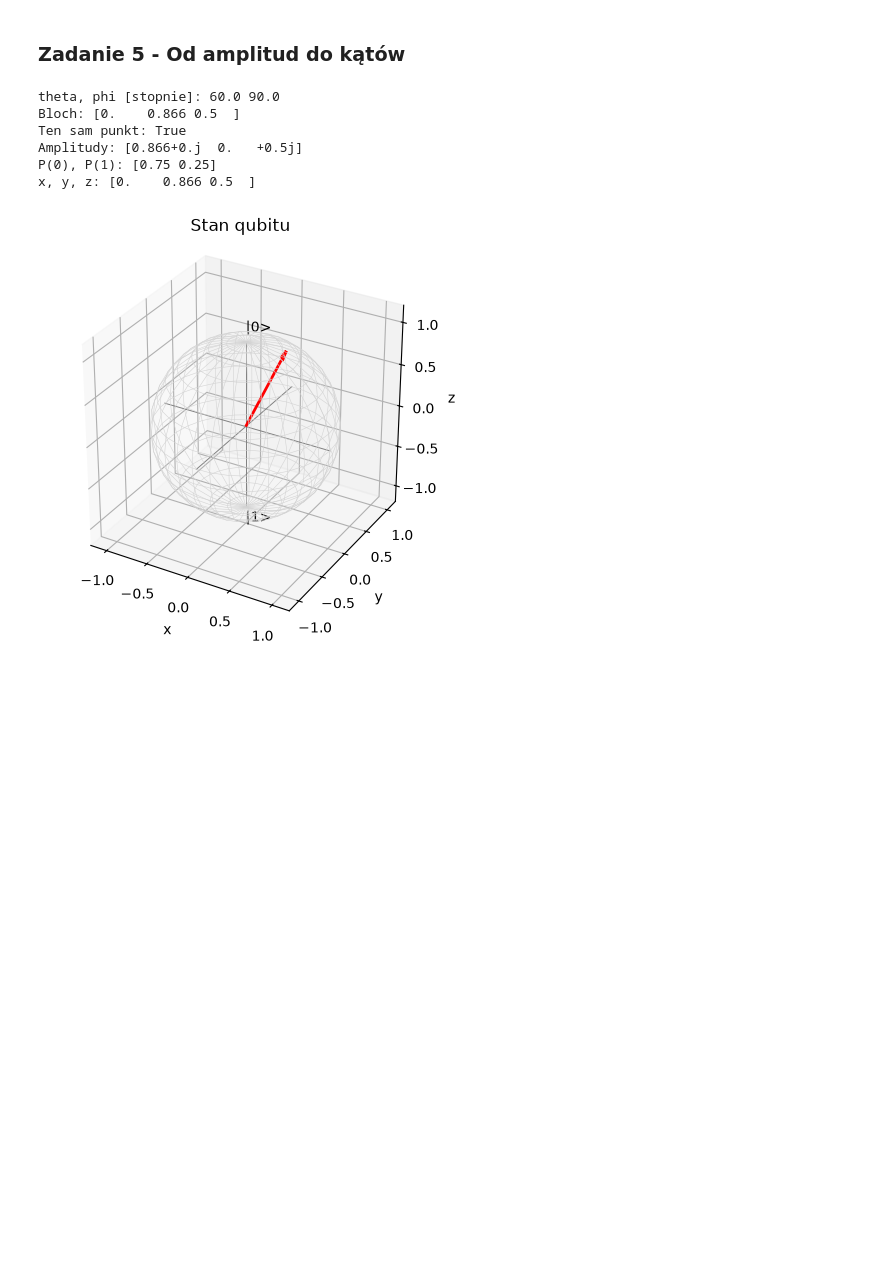
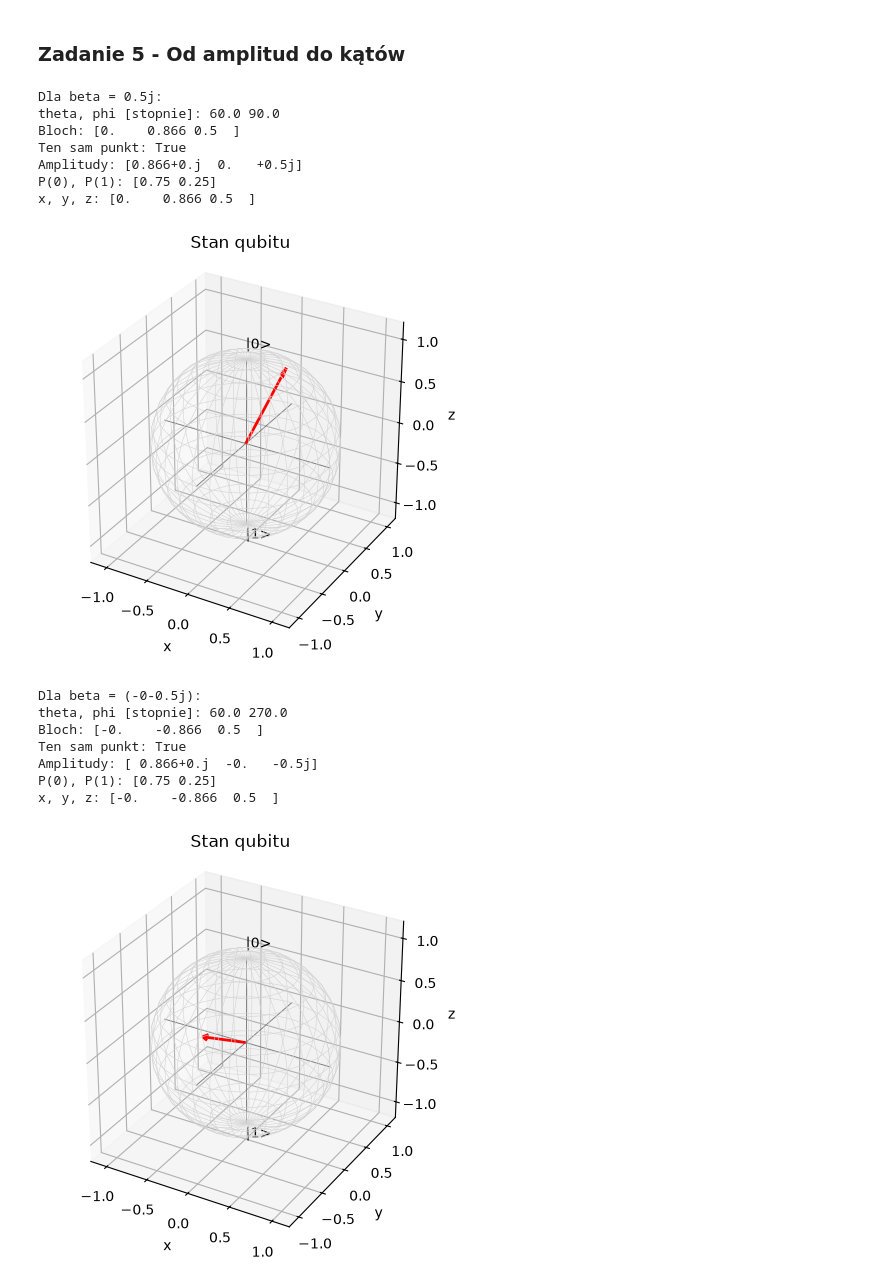
Before and after one commit to xaca20/quantum, a Jupyter notebook: lab3_JacekPyszka.ipynb, the cells around one changed output. Cells and saved outputs as stored; diff of their text form; code cells hidden in the pictures; blank space fills up the shorter version.

```diff
--- a/lab3_JacekPyszka.ipynb
+++ b/lab3_JacekPyszka.ipynb
@@ -194,22 +238,38 @@ P(+): 0.0 4
 # %% [markdown]
 ### Zadanie 5 - Od amplitud do kątów
 # %%
-psi = np.array([np.sqrt(3)/2, 1j/2])
-a, b = psi
-theta = 2*np.arccos(np.clip(abs(a), 0, 1))
-phi = (np.angle(b)-np.angle(a)) % (2*np.pi)
-theta_deg = np.degrees(theta)
-phi_deg = np.degrees(phi)
-print("theta, phi [stopnie]:", np.round(theta_deg, 4), np.round(phi_deg, 4))
-print("Bloch:", np.round(bloch(psi), 4))
-odtworzony = stan(theta_deg, phi_deg)
-print("Ten sam punkt:", np.allclose(bloch(psi), bloch(odtworzony)))
-pokaz(psi)
+beta_vals = [1j/2, -1j/2]
+
+for b_val in beta_vals:
+    psi = np.array([np.sqrt(3)/2, b_val])
+    a, b = psi
+    theta = 2*np.arccos(np.clip(abs(a), 0, 1))
+    phi = (np.angle(b)-np.angle(a)) % (2*np.pi)
+
+    theta_deg = np.degrees(theta)
+    phi_deg = np.degrees(phi)
+
+    print(f"\nDla beta = {b_val}:")
+    print("theta, phi [stopnie]:", np.round(theta_deg, 4), np.round(phi_deg, 4))
+    print("Bloch:", np.round(bloch(psi), 4))
+
+    odtworzony = stan(theta_deg, phi_deg)
+    print("Ten sam punkt:", np.allclose(bloch(psi), bloch(odtworzony)))
+    pokaz(psi)
 # %% [output]
+Dla beta = 0.5j:
 theta, phi [stopnie]: 60.0 90.0
 Bloch: [0.    0.866 0.5  ]
 Ten sam punkt: True
 Amplitudy: [0.866+0.j  0.   +0.5j]
 P(0), P(1): [0.75 0.25]
 x, y, z: [0.    0.866 0.5  ]
 [figure]
+Dla beta = (-0-0.5j):
+theta, phi [stopnie]: 60.0 270.0
+Bloch: [-0.    -0.866  0.5  ]
+Ten sam punkt: True
+Amplitudy: [ 0.866+0.j  -0.   -0.5j]
+P(0), P(1): [0.75 0.25]
+x, y, z: [-0.    -0.866  0.5  ]
+[figure, added]
```
Also changed, not shown: parts of 9 cells of this notebook.
